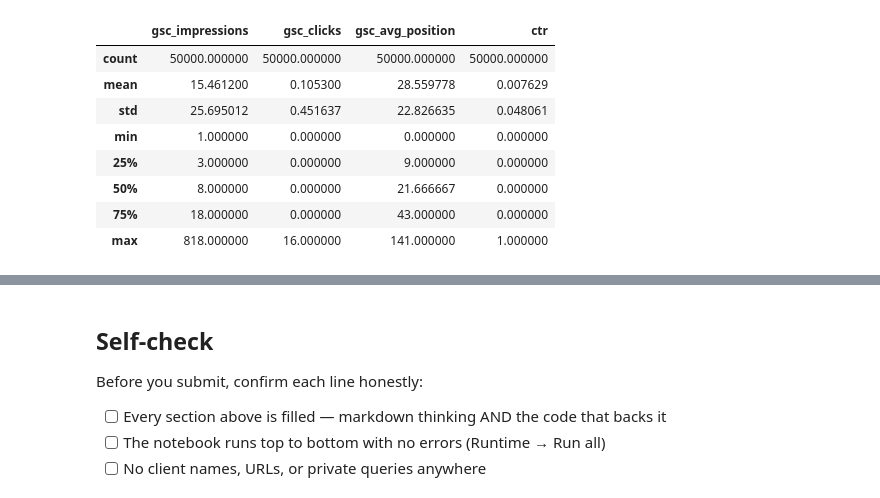
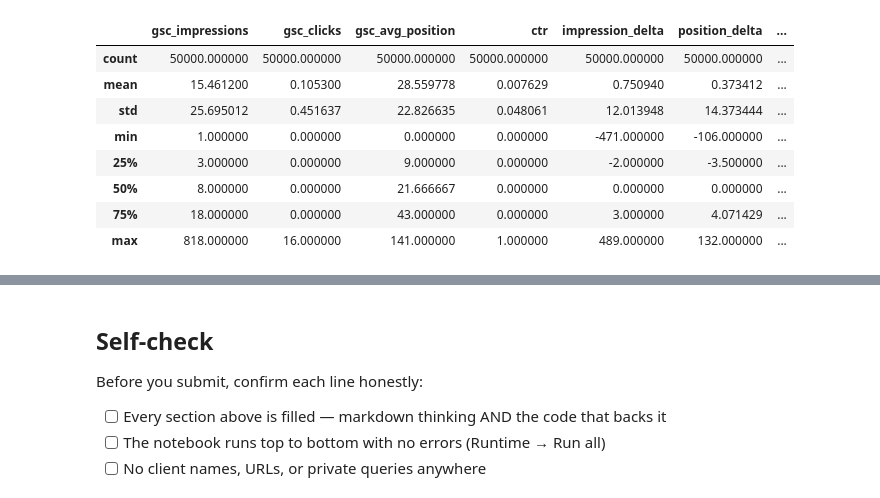
Before and after one commit to abdulmoeed1090/Fly-rank-starter-assignment, a Jupyter notebook: work/notebooks/w06_validation_audit.ipynb, the cells around one changed output, grey strips where cells are left out. Cells and saved outputs as stored; diff of their text form; code cells hidden in the pictures.

```diff
--- a/work/notebooks/w06_validation_audit.ipynb
+++ b/work/notebooks/w06_validation_audit.ipynb
@@ -86,7 +67,7 @@ The model uses only current-day search-performance information:
 The target is an observed future-performance proxy, not a direct label saying that a page needs a refresh.
 # %%
 # ---------------------------------------------------------
-# Prepare dates and current-day features
+# Prepare dates and current-day + backward-looking features
 # ---------------------------------------------------------
 
 df["report_date"] = pd.to_datetime(
@@ -99,7 +80,6 @@ feature_cols = [
     "gsc_clicks",
     "gsc_avg_position"
 ]
-
 for col in feature_cols:
     df[col] = pd.to_numeric(
         df[col],
@@ -111,14 +91,83 @@ df["ctr"] = (
     df["gsc_clicks"] /
     df["gsc_impressions"].replace(0, 1)
 )
-
 df["ctr"] = df["ctr"].clip(0, 1)
 
-print("Current-day features prepared.")
+# Sort by page and date for lag features
+df = df.sort_values(
+    ["client_hash_id", "content_hash_id", "report_date"]
+).reset_index(drop=True)
+
+group_cols = ["client_hash_id", "content_hash_id"]
+
+# Backward-Looking Lags & Rolling Features (No lookahead)
+df["prev_impressions"] = df.groupby(group_cols)["gsc_impressions"].shift(1).fillna(df["gsc_impressions"])
+df["impression_delta"] = df["gsc_impressions"] - df["prev_impressions"]
+df["impression_ratio"] = (df["gsc_impressions"] + 1) / (df["prev_impressions"] + 1)
+
+df["prev_position"] = df.groupby(group_cols)["gsc_avg_position"].shift(1).fillna(df["gsc_avg_position"])
+df["position_delta"] = df["gsc_avg_position"] - df["prev_position"]
+
+df["prev2_impressions"] = df.groupby(group_cols)["gsc_impressions"].shift(2).fillna(df["prev_impressions"])
+df["impression_delta_2d"] = df["gsc_impressions"] - df["prev2_impressions"]
+
+df["rolling_3d_impressions"] = df.groupby(group_cols)["gsc_impressions"].transform(lambda x: x.rolling(3, min_periods=1).mean())
+df["impression_vs_3d_avg"] = (df["gsc_impressions"] + 1) / (df["rolling_3d_impressions"] + 1)
+
+print("Current-day and backward temporal features prepared.")
 
 display(
     df[
-        feature_cols + ["ctr"]
+        feature_cols + ["ctr", "impression_delta", "position_delta", "impression_vs_3d_avg"]
     ].describe()
 )
+
+# ---------------------------------------------------------
+# Construct the future outcome
+# ---------------------------------------------------------
+
+# Next observed date for the same page
+df["future_date"] = (
+    df.groupby(group_cols)["report_date"]
+      .shift(-1)
+)
+# Next day's impressions
+df["future_impressions"] = (
+    df.groupby(group_cols)["gsc_impressions"]
+      .shift(-1)
+)
+
+# Require an immediately following calendar day.
+valid_future = (
+    df["future_date"]
+    ==
+    df["report_date"] + pd.Timedelta(days=1)
+)
+
+# Start with missing target.
+df["future_decline"] = np.nan
+
+# Only evaluate pages with at least 5 current impressions.
+eligible = (
+    valid_future
+    &
+    (df["gsc_impressions"] >= 5)
+)
+
+# Future decline = next-day impressions are at least 20% lower than current
+df.loc[eligible, "future_decline"] = (
+    df.loc[eligible, "future_impressions"]
+    <=
+    df.loc[eligible, "gsc_impressions"] * 0.80
+).astype(int)
+
+print(
+    "Rows with measurable future outcome:",
+    df["future_decline"].notna().sum()
+)
+print("\nFuture outcome distribution:")
+display(
+    df["future_decline"]
+    .value_counts(dropna=False)
+)
 # %% [output]
@@ -126,9 +175,9 @@ Current-day features prepared.
-|  | gsc_impressions | gsc_clicks | gsc_avg_position | ctr |
-| count | 50000.000000 | 50000.000000 | 50000.000000 | 50000.000000 |
-| mean | 15.461200 | 0.105300 | 28.559778 | 0.007629 |
-| std | 25.695012 | 0.451637 | 22.826635 | 0.048061 |
-| min | 1.000000 | 0.000000 | 0.000000 | 0.000000 |
-| 25% | 3.000000 | 0.000000 | 9.000000 | 0.000000 |
-| 50% | 8.000000 | 0.000000 | 21.666667 | 0.000000 |
-| 75% | 18.000000 | 0.000000 | 43.000000 | 0.000000 |
-| max | 818.000000 | 16.000000 | 141.000000 | 1.000000 |
+|  | gsc_impressions | gsc_clicks | gsc_avg_position | ctr | impression_delta | position_delta | ... |
+| count | 50000.000000 | 50000.000000 | 50000.000000 | 50000.000000 | 50000.000000 | 50000.000000 | ... |
+| mean | 15.461200 | 0.105300 | 28.559778 | 0.007629 | 0.750940 | 0.373412 | ... |
+| std | 25.695012 | 0.451637 | 22.826635 | 0.048061 | 12.013948 | 14.373444 | ... |
+| min | 1.000000 | 0.000000 | 0.000000 | 0.000000 | -471.000000 | -106.000000 | ... |
+| 25% | 3.000000 | 0.000000 | 9.000000 | 0.000000 | -2.000000 | -3.500000 | ... |
+| 50% | 8.000000 | 0.000000 | 21.666667 | 0.000000 | 0.000000 | 0.000000 | ... |
+| 75% | 18.000000 | 0.000000 | 43.000000 | 0.000000 | 3.000000 | 4.071429 | ... |
+| max | 818.000000 | 16.000000 | 141.000000 | 1.000000 | 489.000000 | 132.000000 | ... |
```
Also changed, not shown: parts of 15 cells of this notebook.
